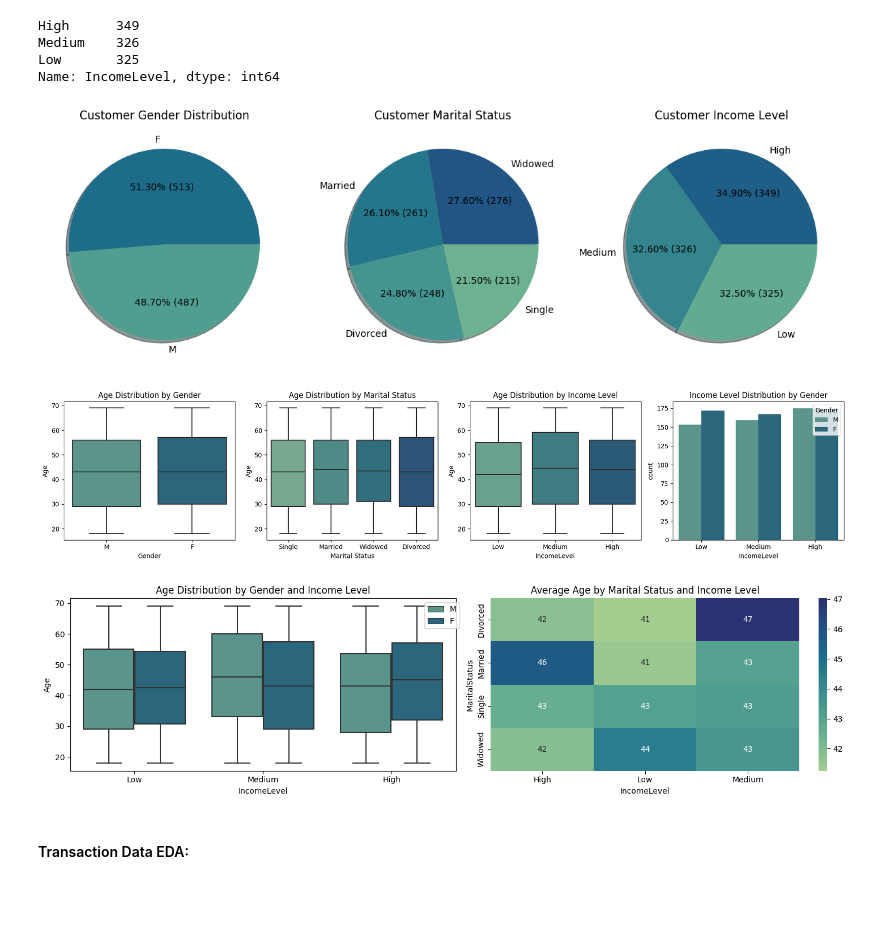
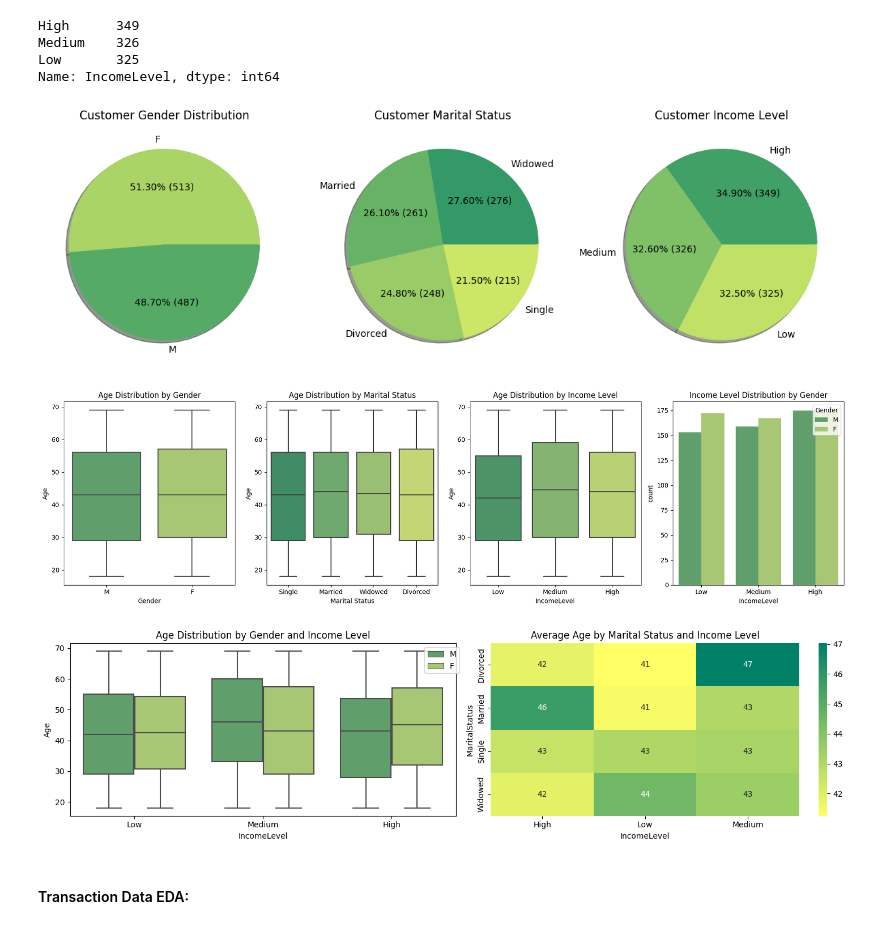
Before and after one commit to Akshay-Paunikar/Forage_Virtual_Internship_Program, a Jupyter notebook: LLYODS_BANKING_GROUP/01_Task_1_Data_gathering_and_exploratory_analysis/Task_1_Data_gathering_and_exploratory_analysis.ipynb, the cells around one changed output. Saved outputs shown, nothing was run; the diff lists cells and outputs as text; code cells hidden in the pictures; blank space fills up the shorter version.

```diff
--- a/LLYODS_BANKING_GROUP/01_Task_1_Data_gathering_and_exploratory_analysis/Task_1_Data_gathering_and_exploratory_analysis.ipynb
+++ b/LLYODS_BANKING_GROUP/01_Task_1_Data_gathering_and_exploratory_analysis/Task_1_Data_gathering_and_exploratory_analysis.ipynb
@@ -597,7 +597,7 @@ plt.figure(figsize=(12,8))
 # Customer Gender Distribution
 ax1 = plt.subplot2grid((1,3), (0,0))
 
-palette1 = sns.color_palette("crest_r", len(customer['Gender'].unique()))
+palette1 = sns.color_palette("summer_r", len(customer['Gender'].unique()))
 dataGender = customer['Gender'].value_counts().values
 labelsGender = customer['Gender'].value_counts().index
 
@@ -609,7 +609,7 @@ plt.title("Customer Gender Distribution")
 # Customer Marital Status
 ax2 = plt.subplot2grid((1,3), (0,1))
 
-palette1 = sns.color_palette("crest_r", len(customer['MaritalStatus'].unique()))
+palette1 = sns.color_palette("summer", len(customer['MaritalStatus'].unique()))
 dataMaritalStatus = customer['MaritalStatus'].value_counts().values
 labelsMaritalStatus = customer['MaritalStatus'].value_counts().index
 
@@ -621,7 +621,7 @@ plt.title("Customer Marital Status")
 # Customer Income Level
 ax3 = plt.subplot2grid((1,3), (0,2))
 
-palette1 = sns.color_palette("crest_r", len(customer['IncomeLevel'].unique()))
+palette1 = sns.color_palette("summer", len(customer['IncomeLevel'].unique()))
 dataIncomeLevel = customer['IncomeLevel'].value_counts().values
 labelsIncomeLevel = customer['IncomeLevel'].value_counts().index
 
@@ -633,49 +633,49 @@ plt.title("Customer Income Level")
 plt.tight_layout()
 plt.show()
 # %% [output]
-[figure, old version]
+[figure, new version]
 # %%
-plt.figure(figsize=(18, 4))
+plt.figure(figsize=(18, 5))
 
 # Age vs Gender
 ax1 = plt.subplot2grid((1,4),(0,0))
 
-sns.boxplot(x='Gender', y='Age', data=customer, palette='crest', ax=ax1)
+sns.boxplot(x='Gender', y='Age', data=customer, palette='summer', ax=ax1)
 plt.title('Age Distribution by Gender')
 plt.xlabel('Gender')
 plt.ylabel('Age')
 
 # Age vs Marital Status
 ax2 = plt.subplot2grid((1,4),(0,1))
 
-sns.boxplot(x='MaritalStatus', y='Age', data=customer, palette='crest', ax=ax2)
+sns.boxplot(x='MaritalStatus', y='Age', data=customer, palette='summer', ax=ax2)
 plt.title('Age Distribution by Marital Status')
 plt.xlabel('Marital Status')
 plt.ylabel('Age')
 
 # Age vs Income Level
 ax3 = plt.subplot2grid((1,4),(0,2))
 
-sns.boxplot(x='IncomeLevel', y='Age', data=customer, palette='crest', ax=ax3)
+sns.boxplot(x='IncomeLevel', y='Age', data=customer, palette='summer', ax=ax3)
 plt.title('Age Distribution by Income Level')
 
 # Income Level vs Gender
 ax4 = plt.subplot2grid((1,4),(0,3))
 
-sns.countplot(x='IncomeLevel', hue='Gender', data=customer, palette='crest', ax=ax4)
+sns.countplot(x='IncomeLevel', hue='Gender', data=customer, palette='summer', ax=ax4)
 plt.title('Income Level Distribution by Gender')
 
 plt.tight_layout()
 plt.show()
 # %% [output]
-[figure, old version]
+[figure, new version]
 # %%
 plt.figure(figsize=(15, 4))
 
 # Age, Gender, and Income Level
 ax1 = plt.subplot2grid((1,2),(0,0))
 
-sns.boxplot(x='IncomeLevel', y='Age', hue='Gender', data=customer, palette='crest', ax=ax1)
+sns.boxplot(x='IncomeLevel', y='Age', hue='Gender', data=customer, palette='summer', ax=ax1)
 plt.legend(loc='upper right', bbox_to_anchor=(1.02, 1))
 plt.title('Age Distribution by Gender and Income Level')
 
@@ -684,13 +684,13 @@ ax2 = plt.subplot2grid((1,2),(0,1))
 
 # Creating a pivot table for heatmap
 pivot_table = customer.pivot_table(index='MaritalStatus', columns='IncomeLevel', values='Age', aggfunc='mean')
-sns.heatmap(pivot_table, annot=True, cmap='crest', ax=ax2)
+sns.heatmap(pivot_table, annot=True, cmap='summer_r', ax=ax2)
 plt.title('Average Age by Marital Status and Income Level')
 
 plt.tight_layout()
 plt.show()
 # %% [output]
-[figure, old version]
+[figure, new version]
 # %% [markdown]
 #### Transaction Data EDA:
 # %%
```
Also changed, not shown: parts of 1 cell of this notebook.
